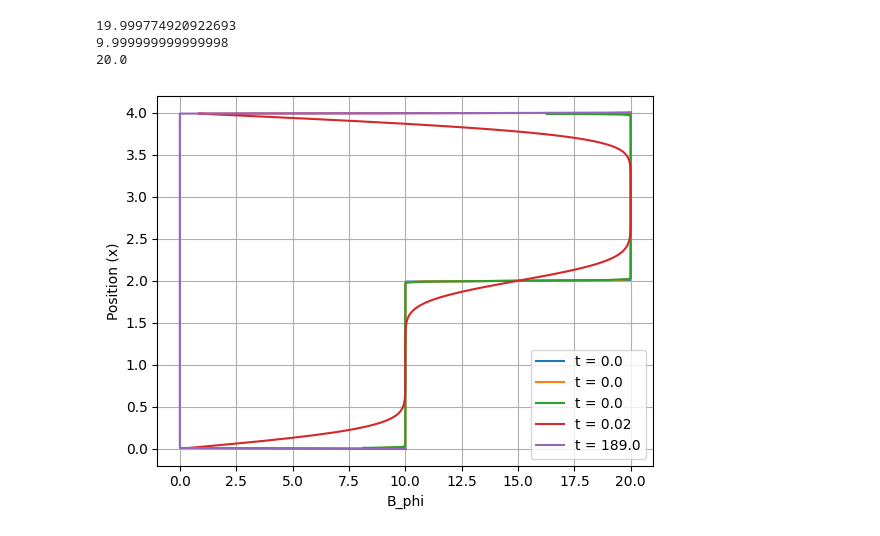
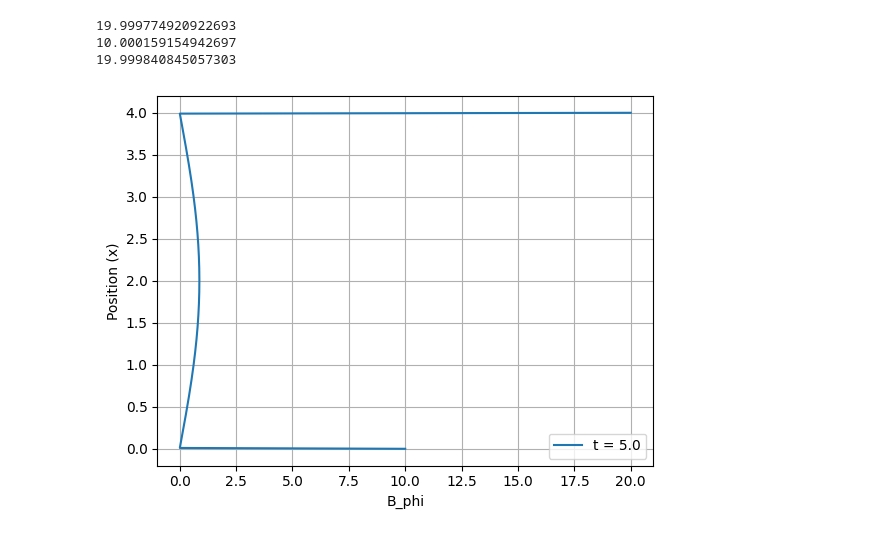
Before and after one commit to mjunaid31/project, a Jupyter notebook: trial1.ipynb, the cells around one changed output. Saved outputs shown, nothing was run; the diff lists cells and outputs as text; code cells hidden in the pictures.

```diff
--- a/trial1.ipynb
+++ b/trial1.ipynb
@@ -104,14 +104,14 @@ def b(t):
     return initfn(Lc,t)
 # %%
 print(g(5))
-print(a(5))
-print(b(5))
+print(a(0))
+print(b(0))
 
 x_values, B_values, time_values = crank_nicolson(g,a,b,Lu,Lc,t_i,t_f, nz, nt, 34)
 # %% [output]
 19.999774920922693
-9.999999999999998
-20.0
+10.000159154942697
+19.999840845057303
 # %%
 def plot_crank_nicolson(g,a,b,Lu,Lc,t_i,t_f, nz, nt, time_points):
 
@@ -126,7 +126,7 @@ def plot_crank_nicolson(g,a,b,Lu,Lc,t_i,t_f, nz, nt, time_points):
     plt.grid()
     plt.show()
 # %%
-time_points = [0,1,2,int(nt/10000),nt-1]
+time_points = [432000]
 plot_crank_nicolson(g,a,b,Lu,Lc,t_i,t_f, nz, nt, time_points)
 # %% [output]
-[figure, old version]
+[figure, new version]
```
Also changed, not shown: parts of 1 cell of this notebook, 3 other files.
